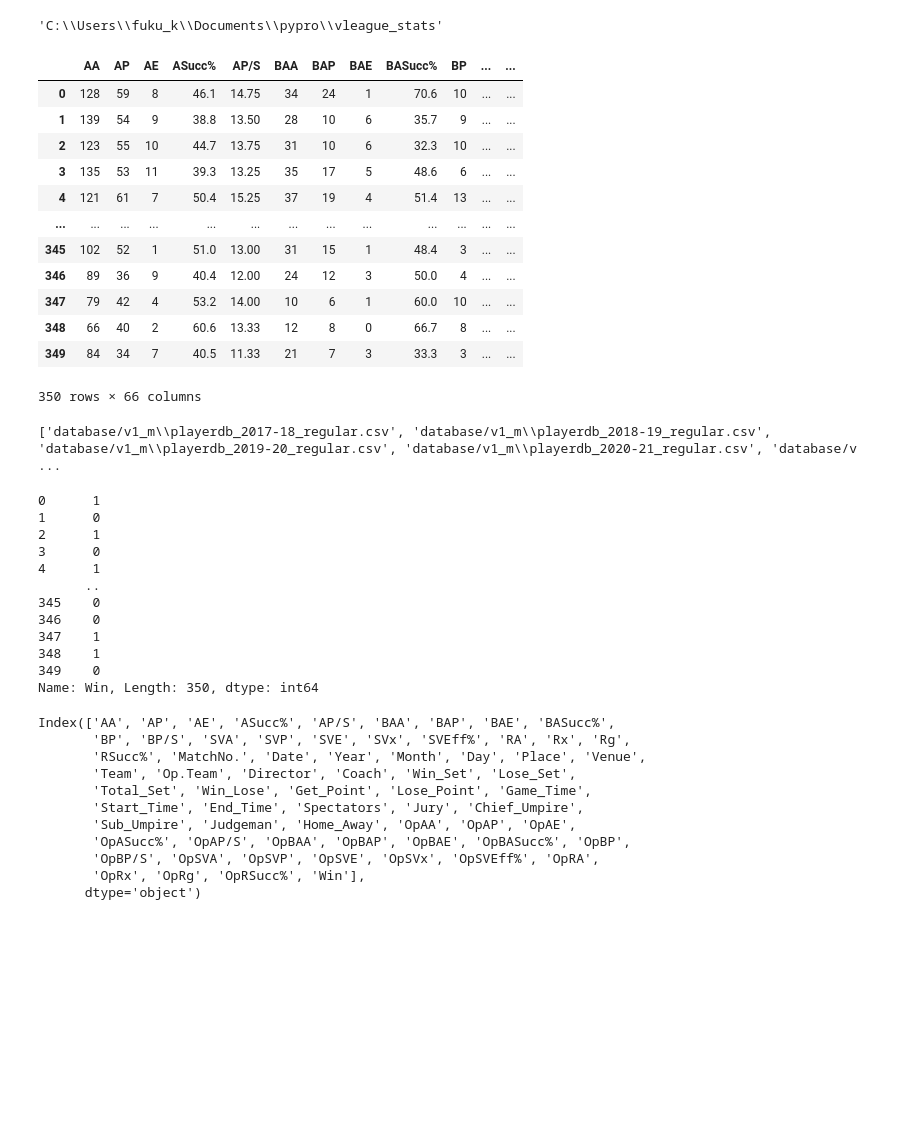
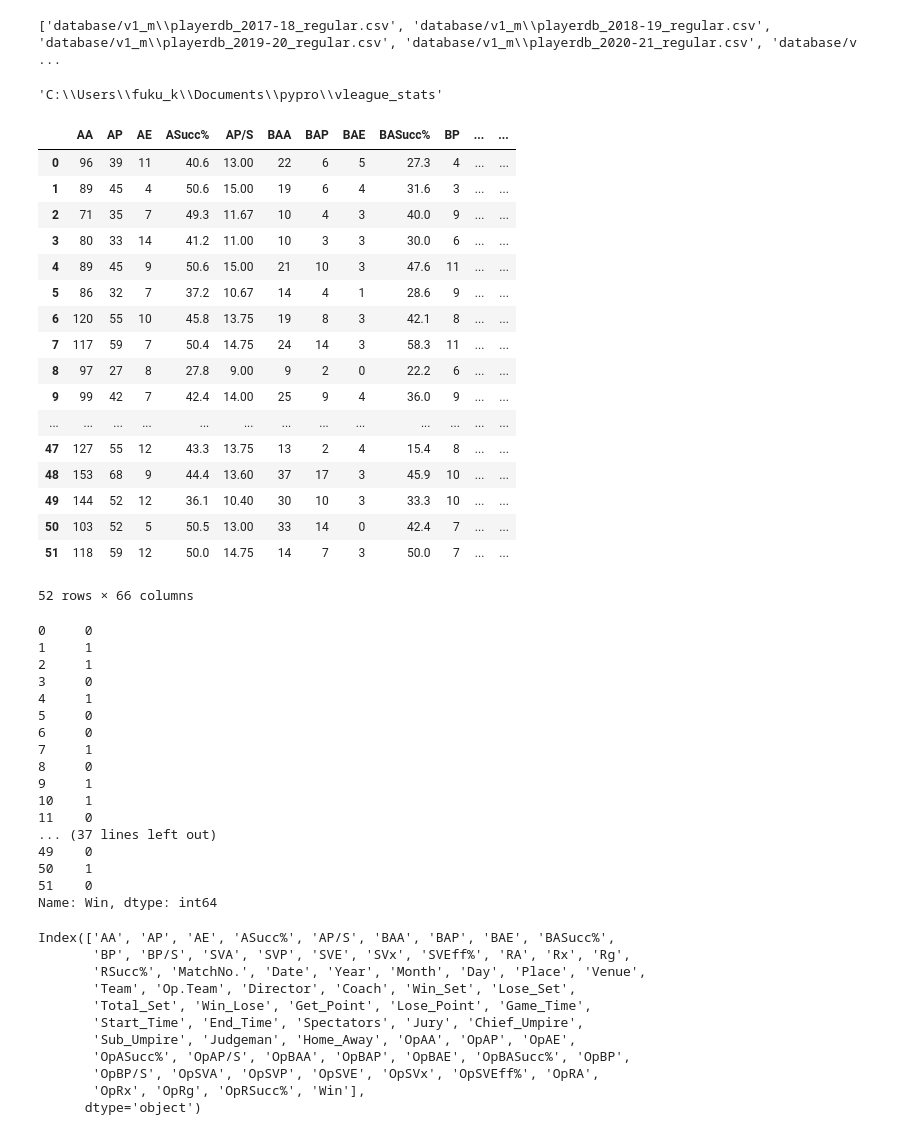
Before and after one commit to vleaguebot-lab/vleague_stats, a Jupyter notebook: data_collect_lab.ipynb, the cells around one changed output. Drawn from its saved outputs; the diff is of its cells as text; code cells hidden in the pictures; blank space fills up the shorter version.

```diff
--- a/data_collect_lab.ipynb
+++ b/data_collect_lab.ipynb
@@ -11,53 +11,64 @@ import seaborn as sns
 import matplotlib.pyplot as plt
 from sklearn.model_selection import train_test_split
 from sklearn.linear_model import LogisticRegression
+# %%
+division = 'v1_m'
+tree = glob.glob('database/{}/*'.format(division))
+print(tree)
+# %% [output]
+['database/v1_m\\playerdb_2017-18_regular.csv', 'database/v1_m\\playerdb_2018-19_regular.csv', 'database/v1_m\\playerdb_2019-20_regular.csv', 'database/v1_m\\playerdb_2020-21_regular.csv', 'database/v ...
 # %%
 os.getcwd()
 # %% [output]
 'C:\\Users\\fuku_k\\Documents\\pypro\\vleague_stats'
 # %%
-division = 'v1_m'
-path = 'database/{0}/teamdb_2020-21_regular.csv'.format(division)
+division = 'v3_m'
+season = '2021-22'
+path = 'database/{0}/teamdb_{1}_regular.csv'.format(division, season)
 df = pd.read_csv(path)
 df
 # %% [output]
 |  | AA | AP | AE | ASucc% | AP/S | BAA | BAP | BAE | BASucc% | BP | ... | ... |
-| 0 | 128 | 59 | 8 | 46.1 | 14.75 | 34 | 24 | 1 | 70.6 | 10 | ... | ... |
-| 1 | 139 | 54 | 9 | 38.8 | 13.50 | 28 | 10 | 6 | 35.7 | 9 | ... | ... |
-| 2 | 123 | 55 | 10 | 44.7 | 13.75 | 31 | 10 | 6 | 32.3 | 10 | ... | ... |
-| 3 | 135 | 53 | 11 | 39.3 | 13.25 | 35 | 17 | 5 | 48.6 | 6 | ... | ... |
-| 4 | 121 | 61 | 7 | 50.4 | 15.25 | 37 | 19 | 4 | 51.4 | 13 | ... | ... |
+| 0 | 96 | 39 | 11 | 40.6 | 13.00 | 22 | 6 | 5 | 27.3 | 4 | ... | ... |
+| 1 | 89 | 45 | 4 | 50.6 | 15.00 | 19 | 6 | 4 | 31.6 | 3 | ... | ... |
+| 2 | 71 | 35 | 7 | 49.3 | 11.67 | 10 | 4 | 3 | 40.0 | 9 | ... | ... |
+| 3 | 80 | 33 | 14 | 41.2 | 11.00 | 10 | 3 | 3 | 30.0 | 6 | ... | ... |
+| 4 | 89 | 45 | 9 | 50.6 | 15.00 | 21 | 10 | 3 | 47.6 | 11 | ... | ... |
+| 5 | 86 | 32 | 7 | 37.2 | 10.67 | 14 | 4 | 1 | 28.6 | 9 | ... | ... |
+| 6 | 120 | 55 | 10 | 45.8 | 13.75 | 19 | 8 | 3 | 42.1 | 8 | ... | ... |
+| 7 | 117 | 59 | 7 | 50.4 | 14.75 | 24 | 14 | 3 | 58.3 | 11 | ... | ... |
+| 8 | 97 | 27 | 8 | 27.8 | 9.00 | 9 | 2 | 0 | 22.2 | 6 | ... | ... |
+| 9 | 99 | 42 | 7 | 42.4 | 14.00 | 25 | 9 | 4 | 36.0 | 9 | ... | ... |
 | ... | ... | ... | ... | ... | ... | ... | ... | ... | ... | ... | ... | ... |
-| 345 | 102 | 52 | 1 | 51.0 | 13.00 | 31 | 15 | 1 | 48.4 | 3 | ... | ... |
-| 346 | 89 | 36 | 9 | 40.4 | 12.00 | 24 | 12 | 3 | 50.0 | 4 | ... | ... |
-| 347 | 79 | 42 | 4 | 53.2 | 14.00 | 10 | 6 | 1 | 60.0 | 10 | ... | ... |
-| 348 | 66 | 40 | 2 | 60.6 | 13.33 | 12 | 8 | 0 | 66.7 | 8 | ... | ... |
-| 349 | 84 | 34 | 7 | 40.5 | 11.33 | 21 | 7 | 3 | 33.3 | 3 | ... | ... |
+| 47 | 127 | 55 | 12 | 43.3 | 13.75 | 13 | 2 | 4 | 15.4 | 8 | ... | ... |
+| 48 | 153 | 68 | 9 | 44.4 | 13.60 | 37 | 17 | 3 | 45.9 | 10 | ... | ... |
+| 49 | 144 | 52 | 12 | 36.1 | 10.40 | 30 | 10 | 3 | 33.3 | 10 | ... | ... |
+| 50 | 103 | 52 | 5 | 50.5 | 13.00 | 33 | 14 | 0 | 42.4 | 7 | ... | ... |
+| 51 | 118 | 59 | 12 | 50.0 | 14.75 | 14 | 7 | 3 | 50.0 | 7 | ... | ... |
-350 rows × 66 columns
+52 rows × 66 columns
-# %%
-division = 'v1_m'
-tree = glob.glob('database/{}/*'.format(division))
-print(tree)
-# %% [output]
-['database/v1_m\\playerdb_2017-18_regular.csv', 'database/v1_m\\playerdb_2018-19_regular.csv', 'database/v1_m\\playerdb_2019-20_regular.csv', 'database/v1_m\\playerdb_2020-21_regular.csv', 'database/v ...
 # %%
 # df.iloc[:, 30:]
 f = lambda x: 1 if x == 'Win' else 0
 df['Win'] = df['Win_Lose'].map(f)
 df['Win']
 # %% [output]
-0      1
-1      0
-2      1
-3      0
-4      1
-      ..
-345    0
-346    0
-347    1
-348    1
-349    0
-Name: Win, Length: 350, dtype: int64
+0     0
+1     1
+2     1
+3     0
+4     1
+5     0
+6     0
+7     1
+8     0
+9     1
+10    1
+11    0
+... (37 lines left out)
+49    0
+50    1
+51    0
+Name: Win, dtype: int64
 # %%
 df.columns
 # %% [output]
```
Also changed, not shown: parts of 10 cells of this notebook, 47 other files.
